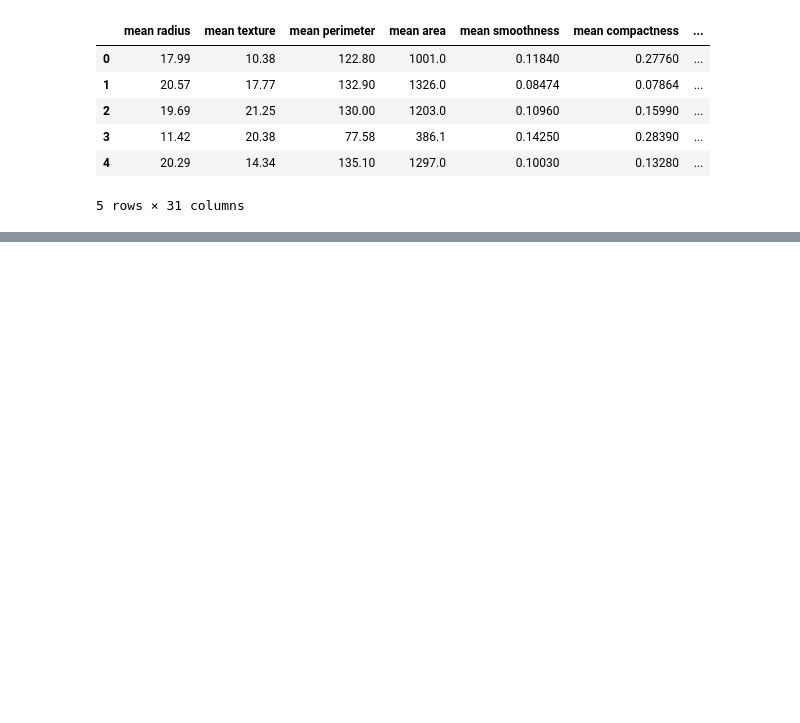
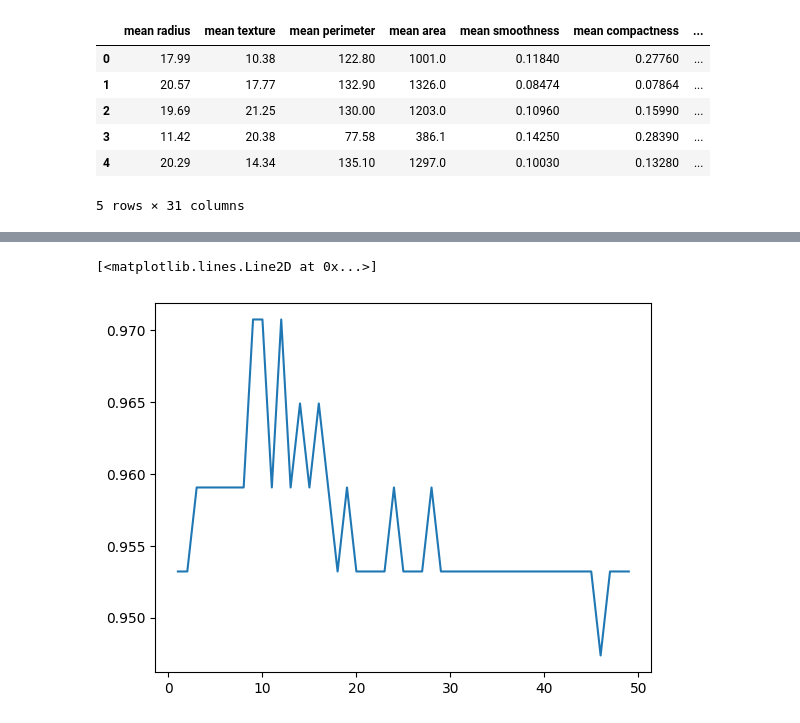
Before and after one commit to harshilgohil04/Machine_Learning, a Jupyter notebook: Supervised Learning/KNN.ipynb, the cells around one changed output, grey strips where cells are left out. Drawn from its saved outputs; the diff is of its cells as text; code cells hidden in the pictures; blank space fills up the shorter version.

```diff
--- a/Supervised Learning/KNN.ipynb
+++ b/Supervised Learning/KNN.ipynb
@@ -25,0 +169,12 @@ TypeError: load_dataset() missing 1 required positional argument: 'name'
+# %%
+scores=[]
+
+for i in range(1,50):
+    NNH=KNeighborsClassifier(n_neighbors=i, weights='distance')
+    NNH.fit(X_train, y_train)
+    scores.append(NNH.score(X_test, y_test))
+# %%
+plt.plot(range(1,50),scores)
+# %% [output]
+[<matplotlib.lines.Line2D at 0x...>]
+[figure, added]
```
Also changed, not shown: parts of 21 cells of this notebook.
